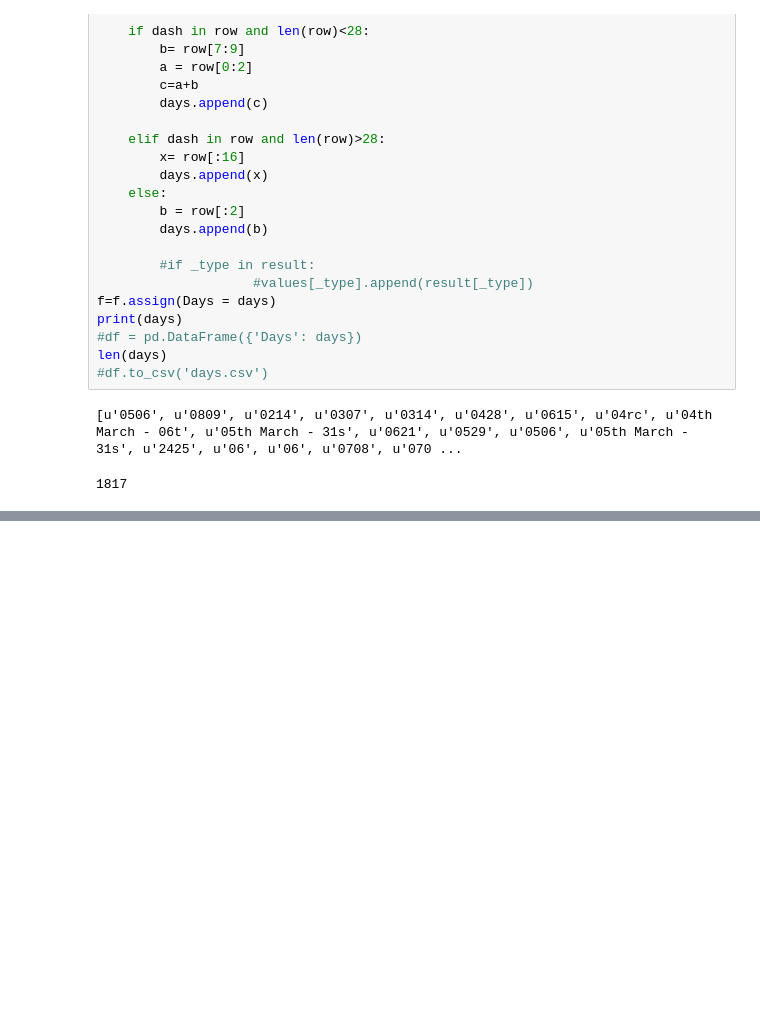
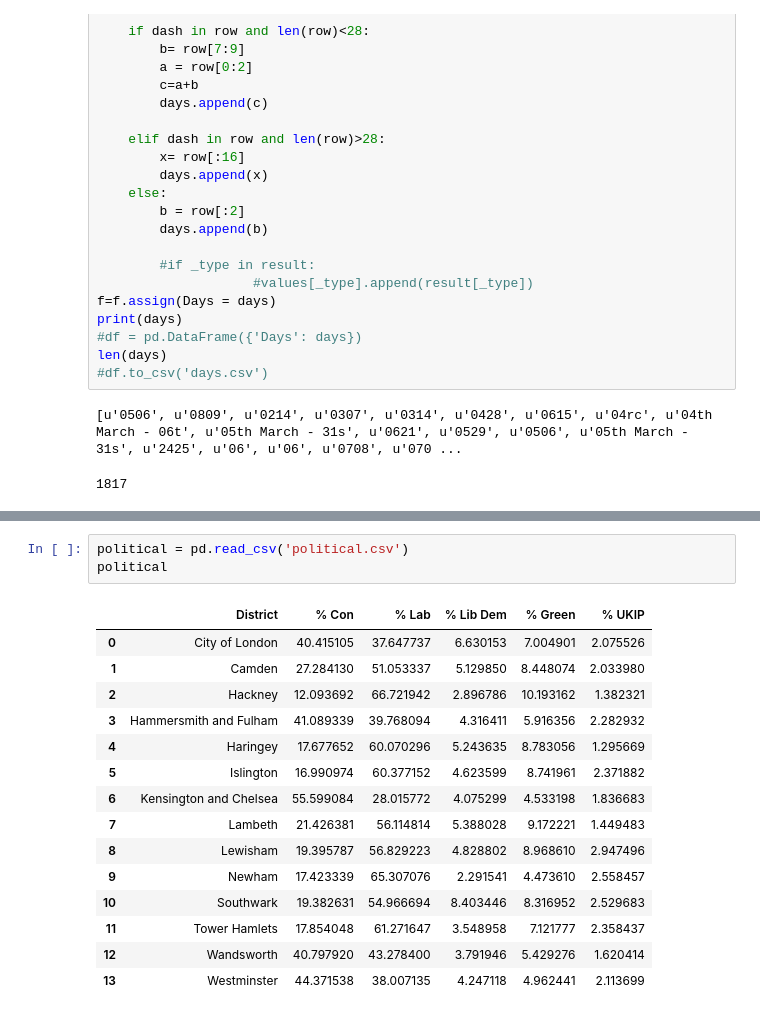
Before and after one commit to dataBikeHsUlm/MapReduce, a Jupyter notebook: Data_Profiling/AdditionalFeatures.ipynb, the cells around one changed output, grey strips where cells are left out. Cells and saved outputs as stored; diff of their text form; blank space fills up the shorter version.

```diff
--- a/Data_Profiling/AdditionalFeatures.ipynb
+++ b/Data_Profiling/AdditionalFeatures.ipynb
@@ -229,0 +257,19 @@ earnings.head()
+# %%
+political = pd.read_csv('political.csv')
+political
+# %% [output]
+|  | District | % Con | % Lab | % Lib Dem | % Green | % UKIP |
+| 0 | City of London | 40.415105 | 37.647737 | 6.630153 | 7.004901 | 2.075526 |
+| 1 | Camden | 27.284130 | 51.053337 | 5.129850 | 8.448074 | 2.033980 |
+| 2 | Hackney | 12.093692 | 66.721942 | 2.896786 | 10.193162 | 1.382321 |
+| 3 | Hammersmith and Fulham | 41.089339 | 39.768094 | 4.316411 | 5.916356 | 2.282932 |
+| 4 | Haringey | 17.677652 | 60.070296 | 5.243635 | 8.783056 | 1.295669 |
+| 5 | Islington | 16.990974 | 60.377152 | 4.623599 | 8.741961 | 2.371882 |
+| 6 | Kensington and Chelsea | 55.599084 | 28.015772 | 4.075299 | 4.533198 | 1.836683 |
+| 7 | Lambeth | 21.426381 | 56.114814 | 5.388028 | 9.172221 | 1.449483 |
+| 8 | Lewisham | 19.395787 | 56.829223 | 4.828802 | 8.968610 | 2.947496 |
+| 9 | Newham | 17.423339 | 65.307076 | 2.291541 | 4.473610 | 2.558457 |
+| 10 | Southwark | 19.382631 | 54.966694 | 8.403446 | 8.316952 | 2.529683 |
+| 11 | Tower Hamlets | 17.854048 | 61.271647 | 3.548958 | 7.121777 | 2.358437 |
+| 12 | Wandsworth | 40.797920 | 43.278400 | 3.791946 | 5.429276 | 1.620414 |
+| 13 | Westminster | 44.371538 | 38.007135 | 4.247118 | 4.962441 | 2.113699 |
```
Also changed, not shown: parts of 12 cells of this notebook, 5 other files.
